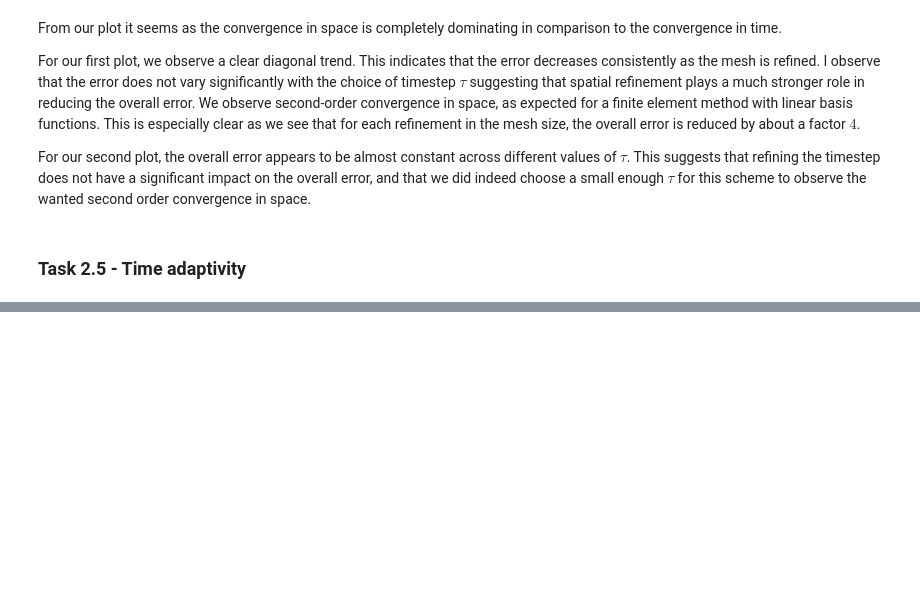
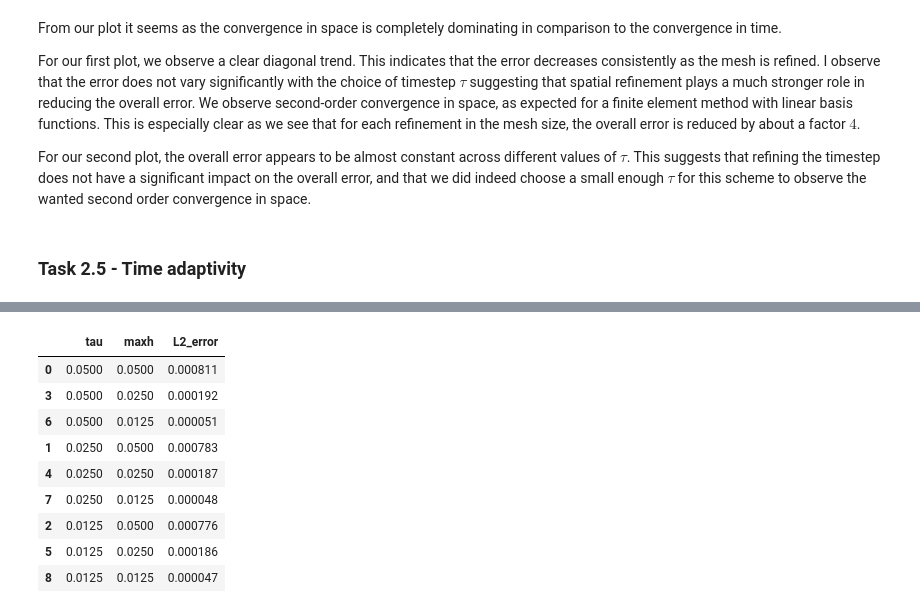
Before and after one commit to sannejamila/FEM_Project2, a Jupyter notebook: Project2.ipynb, the cells around one changed output, grey strips where cells are left out. Cells and saved outputs as stored; diff of their text form; code cells hidden in the pictures; blank space fills up the shorter version.

```diff
--- a/Project2.ipynb
+++ b/Project2.ipynb
@@ -862,0 +847,15 @@ plt.show()
+# %%
+
+df = adaptive_df.sort_values(by=['tau', 'maxh'], ascending=[False, False])
+df
+# %% [output]
+|  | tau | maxh | L2_error |
+| 0 | 0.0500 | 0.0500 | 0.000811 |
+| 3 | 0.0500 | 0.0250 | 0.000192 |
+| 6 | 0.0500 | 0.0125 | 0.000051 |
+| 1 | 0.0250 | 0.0500 | 0.000783 |
+| 4 | 0.0250 | 0.0250 | 0.000187 |
+| 7 | 0.0250 | 0.0125 | 0.000048 |
+| 2 | 0.0125 | 0.0500 | 0.000776 |
+| 5 | 0.0125 | 0.0250 | 0.000186 |
+| 8 | 0.0125 | 0.0125 | 0.000047 |
```
Also changed, not shown: parts of 11 cells of this notebook.
